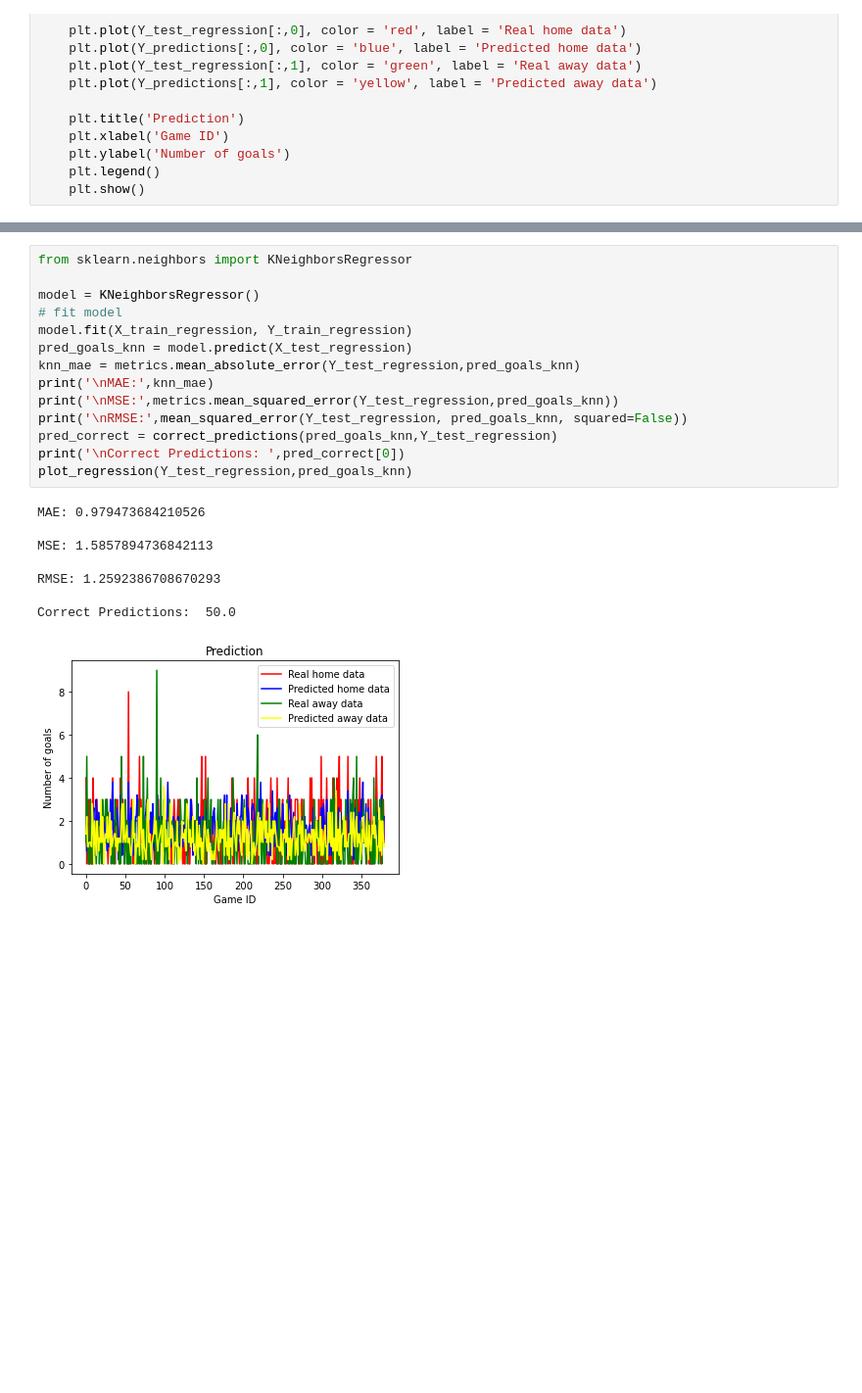
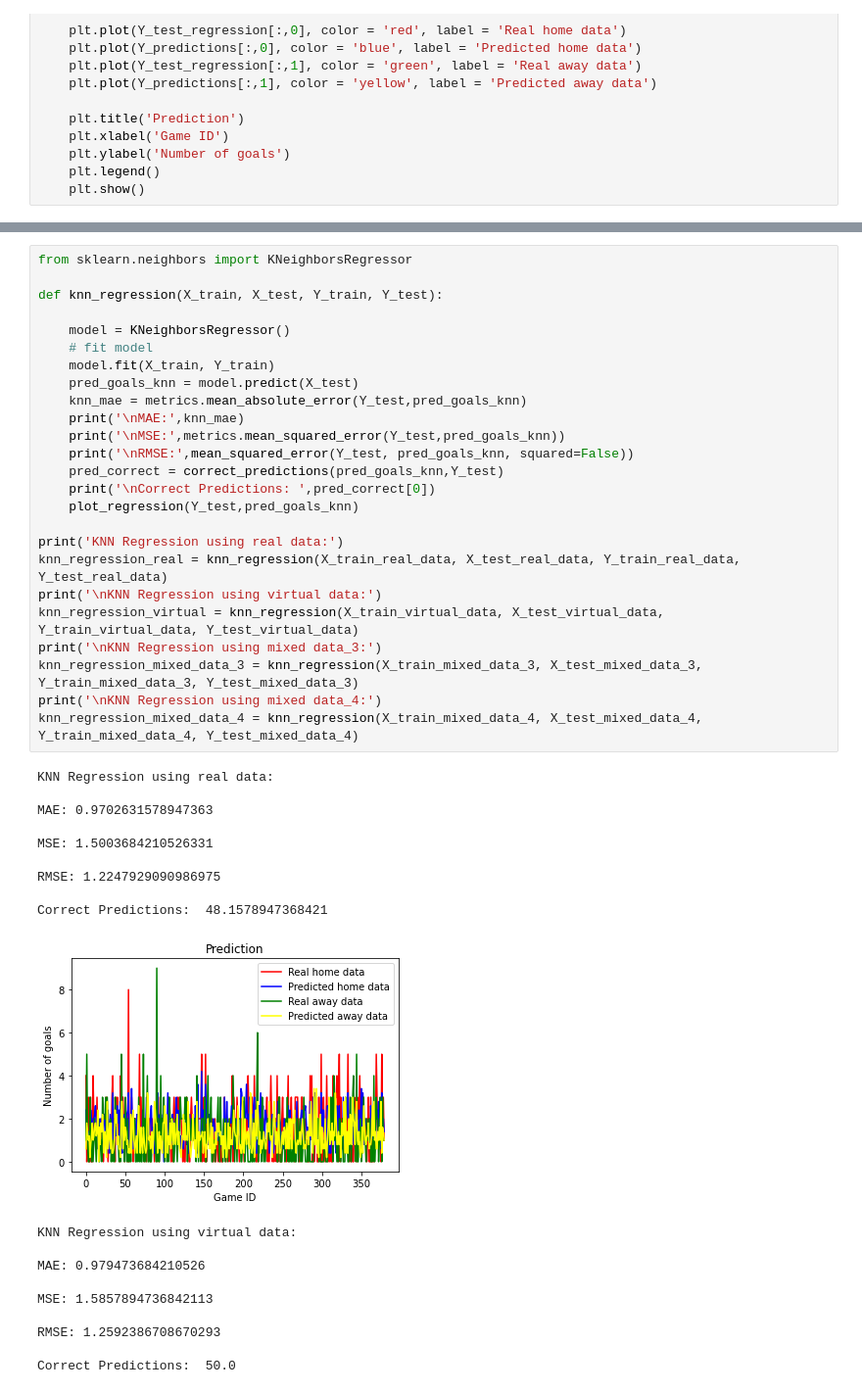
Before and after one commit to OranHoward/Football-Predictions, a Jupyter notebook: Regression.ipynb, the cells around one changed output, grey strips where cells are left out. Shown at 98% size. Saved outputs shown, nothing was run; the diff lists cells and outputs as text; blank space fills up the shorter version.

```diff
--- a/Regression.ipynb
+++ b/Regression.ipynb
@@ -250,23 +351,45 @@ Correct Predictions:  47.10526315789474
 # %%
 from sklearn.neighbors import KNeighborsRegressor
 
-model = KNeighborsRegressor()
-# fit model
-model.fit(X_train_regression, Y_train_regression)
-pred_goals_knn = model.predict(X_test_regression)
-knn_mae = metrics.mean_absolute_error(Y_test_regression,pred_goals_knn)
-print('\nMAE:',knn_mae)
-print('\nMSE:',metrics.mean_squared_error(Y_test_regression,pred_goals_knn))
-print('\nRMSE:',mean_squared_error(Y_test_regression, pred_goals_knn, squared=False))
-pred_correct = correct_predictions(pred_goals_knn,Y_test_regression)
-print('\nCorrect Predictions: ',pred_correct[0])
-plot_regression(Y_test_regression,pred_goals_knn)
+def knn_regression(X_train, X_test, Y_train, Y_test):
+
+    model = KNeighborsRegressor()
+    # fit model
+    model.fit(X_train, Y_train)
+    pred_goals_knn = model.predict(X_test)
+    knn_mae = metrics.mean_absolute_error(Y_test,pred_goals_knn)
+    print('\nMAE:',knn_mae)
+    print('\nMSE:',metrics.mean_squared_error(Y_test,pred_goals_knn))
+    print('\nRMSE:',mean_squared_error(Y_test, pred_goals_knn, squared=False))
+    pred_correct = correct_predictions(pred_goals_knn,Y_test)
+    print('\nCorrect Predictions: ',pred_correct[0])
+    plot_regression(Y_test,pred_goals_knn)
+
+print('KNN Regression using real data:')
+knn_regression_real = knn_regression(X_train_real_data, X_test_real_data, Y_train_real_data, Y_test_real_data)
+print('\nKNN Regression using virtual data:')
+knn_regression_virtual = knn_regression(X_train_virtual_data, X_test_virtual_data, Y_train_virtual_data, Y_test_virtual_data)
+print('\nKNN Regression using mixed data_3:')
+knn_regression_mixed_data_3 = knn_regression(X_train_mixed_data_3, X_test_mixed_data_3, Y_train_mixed_data_3, Y_test_mixed_data_3)
+print('\nKNN Regression using mixed data_4:')
+knn_regression_mixed_data_4 = knn_regression(X_train_mixed_data_4, X_test_mixed_data_4, Y_train_mixed_data_4, Y_test_mixed_data_4)
 # %% [output]
-MAE: 0.979473684210526
+KNN Regression using real data:
 
-MSE: 1.5857894736842113
+MAE: 0.9702631578947363
 
-RMSE: 1.2592386708670293
+MSE: 1.5003684210526331
 
-Correct Predictions:  50.0
+RMSE: 1.2247929090986975
+
+Correct Predictions:  48.1578947368421
-[figure, old version]
+[figure, new version]
+KNN Regression using virtual data:
+
+MAE: 0.979473684210526
+
+MSE: 1.5857894736842113
+
+RMSE: 1.2592386708670293
+
+Correct Predictions:  50.0
```
Also changed, not shown: parts of 16 cells of this notebook.
